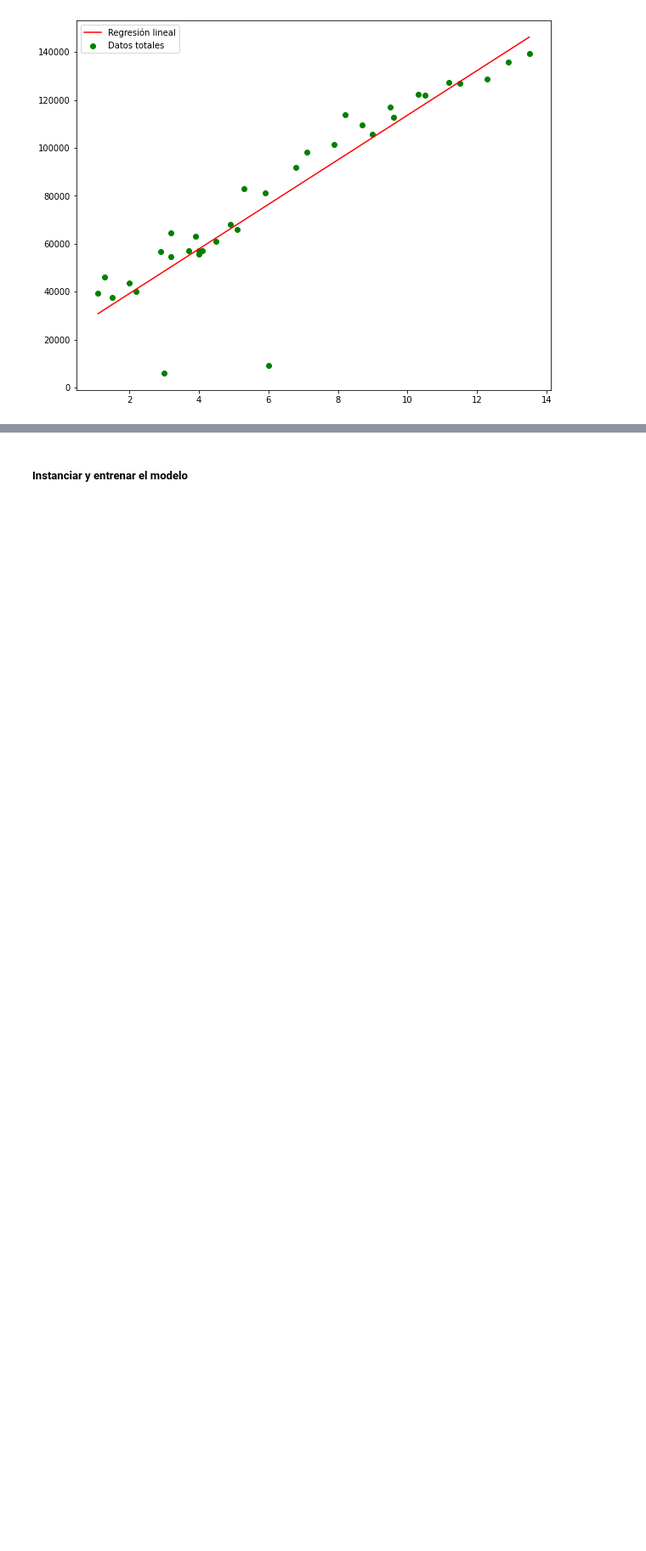
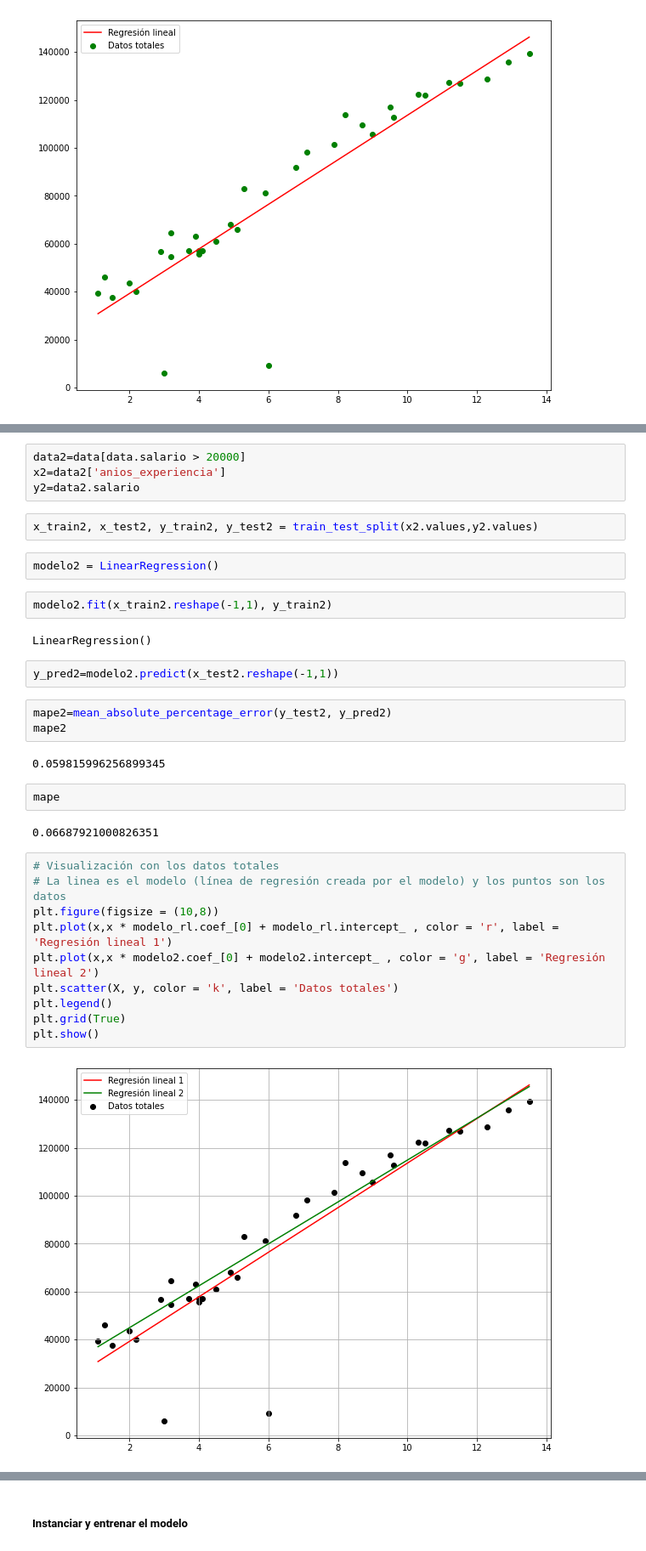
Before and after one commit to Osky205/cienciadedatos, a Jupyter notebook: m2/Encuentro 4/Regresión lineal simple.ipynb, the cells around one changed output, grey strips where cells are left out. Shown: that part at 85% size. Saved outputs shown, nothing was run; the diff lists cells and outputs as text; blank space fills up the shorter version.

```diff
--- a/m2/Encuentro 4/Regresión lineal simple.ipynb
+++ b/m2/Encuentro 4/Regresión lineal simple.ipynb
@@ -315,3 +526,38 @@ plt.show()
+# %%
+data2=data[data.salario > 20000]
+x2=data2['anios_experiencia']
+y2=data2.salario
+# %%
+x_train2, x_test2, y_train2, y_test2 = train_test_split(x2.values,y2.values)
+# %%
+modelo2 = LinearRegression()
+# %%
+modelo2.fit(x_train2.reshape(-1,1), y_train2)
+# %% [output]
+LinearRegression()
+# %%
+y_pred2=modelo2.predict(x_test2.reshape(-1,1))
+# %%
+mape2=mean_absolute_percentage_error(y_test2, y_pred2)
+mape2
+# %% [output]
+0.059815996256899345
+# %%
+mape
+# %% [output]
+0.06687921000826351
+# %%
+# Visualización con los datos totales
+# La linea es el modelo (línea de regresión creada por el modelo) y los puntos son los datos
+plt.figure(figsize = (10,8))
+plt.plot(x,x * modelo_rl.coef_[0] + modelo_rl.intercept_ , color = 'r', label = 'Regresión lineal 1')
+plt.plot(x,x * modelo2.coef_[0] + modelo2.intercept_ , color = 'g', label = 'Regresión lineal 2')
+plt.scatter(X, y, color = 'k', label = 'Datos totales')
+plt.legend()
+plt.grid(True)
+plt.show()
+# %% [output]
+[figure, added]
 # %% [markdown]
 #### Hiperparámetros
 
```
Also changed, not shown: parts of 43 cells of this notebook, 2 other files.
